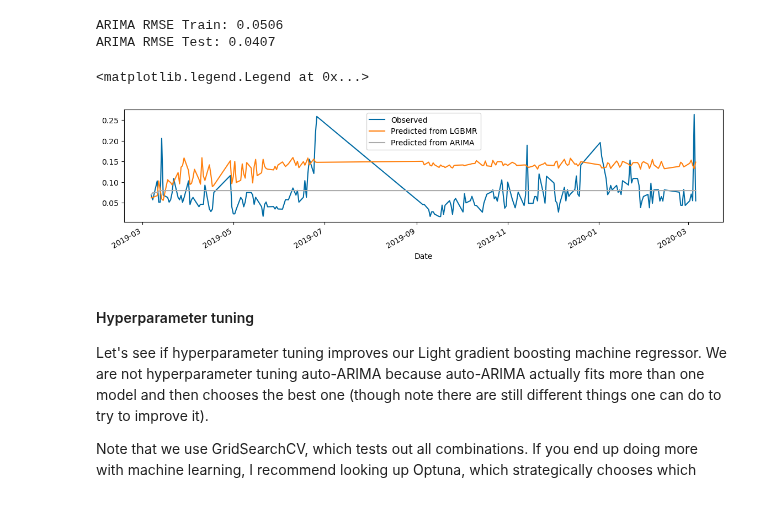
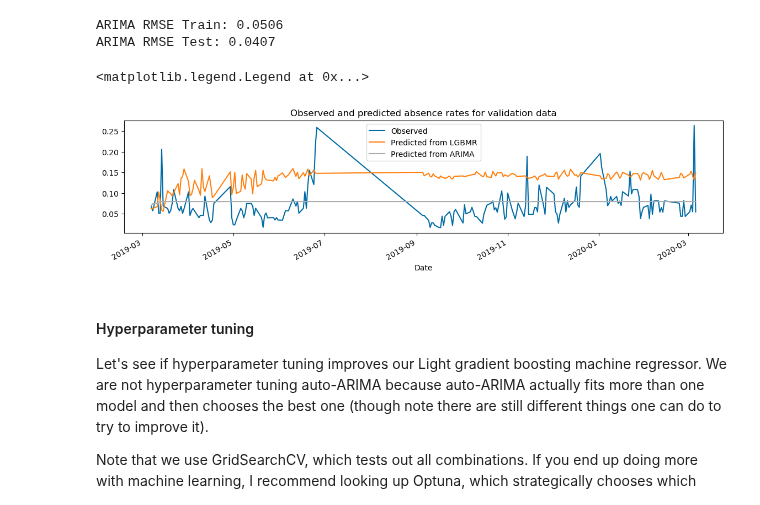
Before and after one commit to tarachiatovich/zero_to_ai_sdp_2025, a Jupyter notebook: zero_to_ai_time_series_forecasting.ipynb, the cells around one changed output. Saved outputs shown, nothing was run; the diff lists cells and outputs as text; code cells hidden in the pictures.

```diff
--- a/zero_to_ai_time_series_forecasting.ipynb
+++ b/zero_to_ai_time_series_forecasting.ipynb
@@ -337,16 +344,25 @@ ARIMA RMSE Test: 0.0407
 # %%
 # Here are our predictions
 # To keep things simple, the predictions for the DecisionTreeRegressor
 # are commented out, but you can see how they look on your own by uncommenting
+
+# Creating the plot
 fig, ax = plt.subplots(figsize=(14, 3))
+
+# Adding the lines
 data_1_school_for_ts['AbsenceRate'].loc[val_start:val_end].plot(ax=ax, label = "Observed")
 reg_model_preds['lgbmr']['pred'].plot(ax=ax, label="Predicted from LGBMR")
 arima_test['pred'].plot(ax=ax, label="Predicted from ARIMA")
 # reg_model_preds['tree']['pred'].plot(ax=ax, label="Predicted from tree")
+
+# Adding a title
+plt.title('Observed and predicted absence rates for validation data')
+
+# Adding a legend
 ax.legend()
 # %% [output]
 <matplotlib.legend.Legend at 0x...>
-[figure, old version]
+[figure, new version]
 # %% [markdown]
 #### Hyperparameter tuning
 
```
Also changed, not shown: parts of 3 cells of this notebook.
